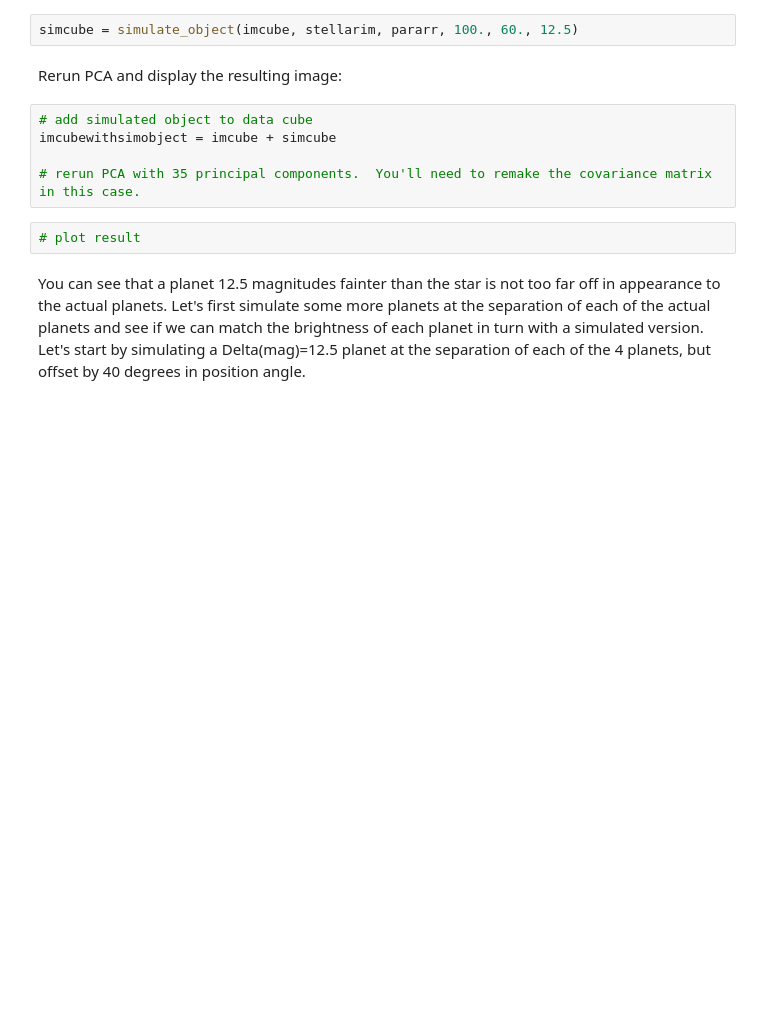
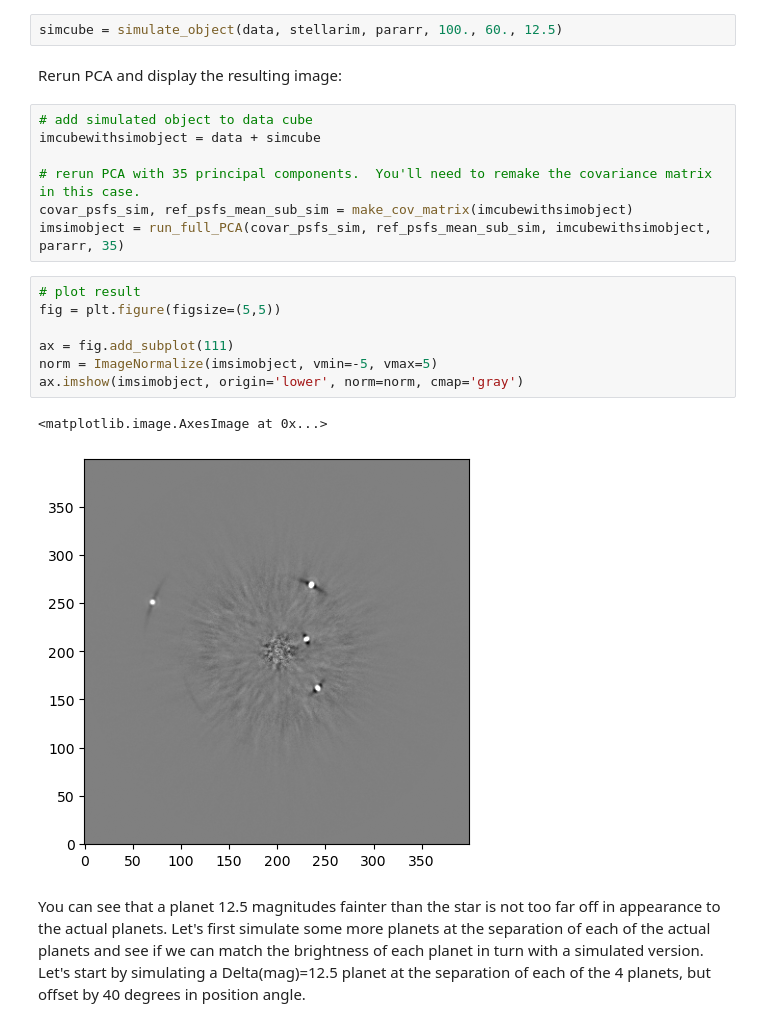
Before and after one commit to jtrossiter/sia_cp3, a Jupyter notebook: SIA_checkpoint3_separation_and_mass_of_exoplanets_d220224_v003_PROBLEM.ipynb, the cells around one changed output. Drawn from its saved outputs; the diff is of its cells as text; blank space fills up the shorter version.

```diff
--- a/SIA_checkpoint3_separation_and_mass_of_exoplanets_d220224_v003_PROBLEM.ipynb
+++ b/SIA_checkpoint3_separation_and_mass_of_exoplanets_d220224_v003_PROBLEM.ipynb
@@ -354,16 +322,26 @@ ax.imshow(imsimobject, origin='lower')
 # %% [markdown]
 Now that your simulation code is working, let's simulate a faint exoplanet.  Simulate an object at the same radius and position angle as before, but with dmag = 12.5.
 # %%
-simcube = simulate_object(imcube, stellarim, pararr, 100., 60., 12.5)
+simcube = simulate_object(data, stellarim, pararr, 100., 60., 12.5)
 # %% [markdown]
 Rerun PCA and display the resulting image:
 # %%
 # add simulated object to data cube
-imcubewithsimobject = imcube + simcube
+imcubewithsimobject = data + simcube
 
 # rerun PCA with 35 principal components.  You'll need to remake the covariance matrix in this case.
+covar_psfs_sim, ref_psfs_mean_sub_sim = make_cov_matrix(imcubewithsimobject)
+imsimobject = run_full_PCA(covar_psfs_sim, ref_psfs_mean_sub_sim, imcubewithsimobject, pararr, 35)
 # %%
 # plot result
+fig = plt.figure(figsize=(5,5))
+
+ax = fig.add_subplot(111)
+norm = ImageNormalize(imsimobject, vmin=-5, vmax=5)
+ax.imshow(imsimobject, origin='lower', norm=norm, cmap='gray')
+# %% [output]
+<matplotlib.image.AxesImage at 0x...>
+[figure, added]
 # %% [markdown]
 You can see that a planet 12.5 magnitudes fainter than the star is not too far off in appearance to the actual planets.  Let's first simulate some more planets at the separation of each of the actual planets and see if we can match the brightness of each planet in turn with a simulated version.  Let's start by simulating a Delta(mag)=12.5 planet at the separation of each of the 4 planets, but offset by 40 degrees in position angle.
 # %%
```
Also changed, not shown: parts of 10 cells of this notebook.
